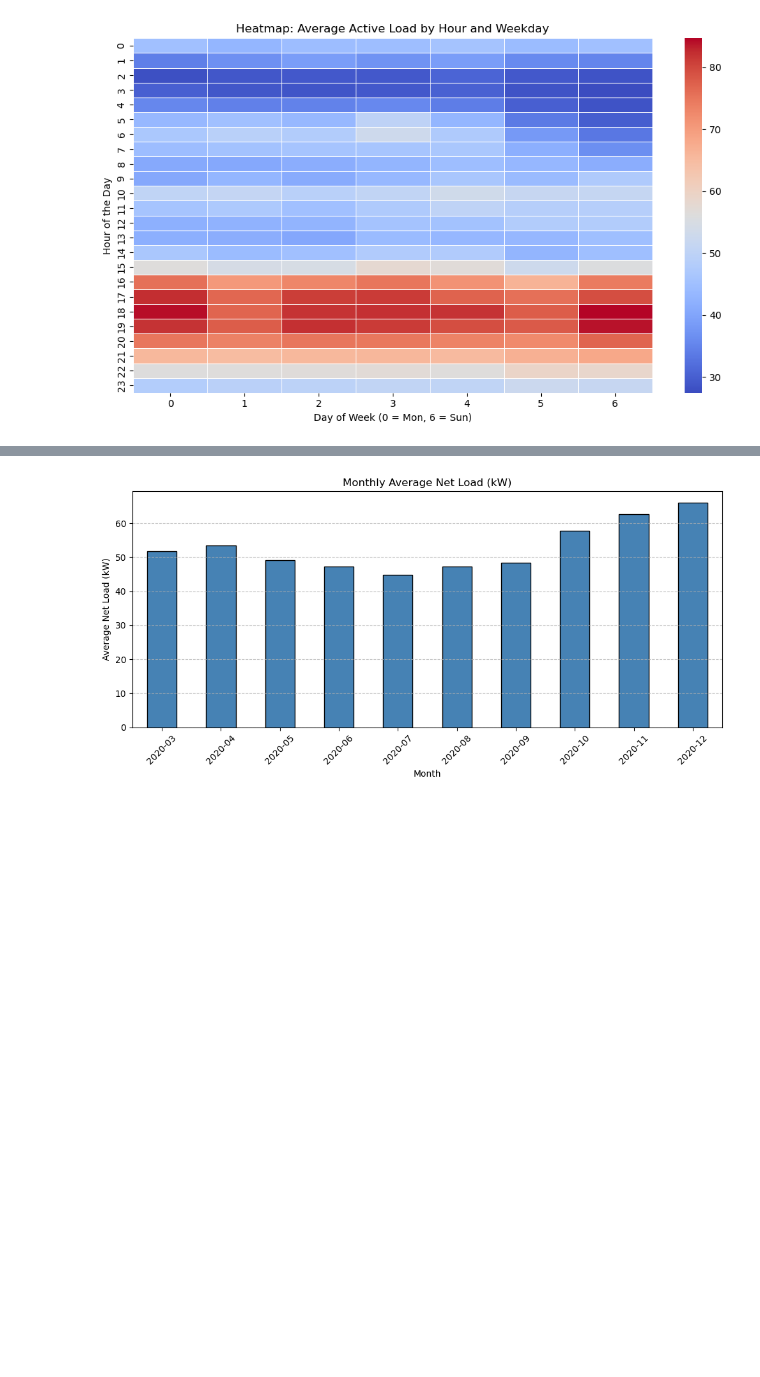
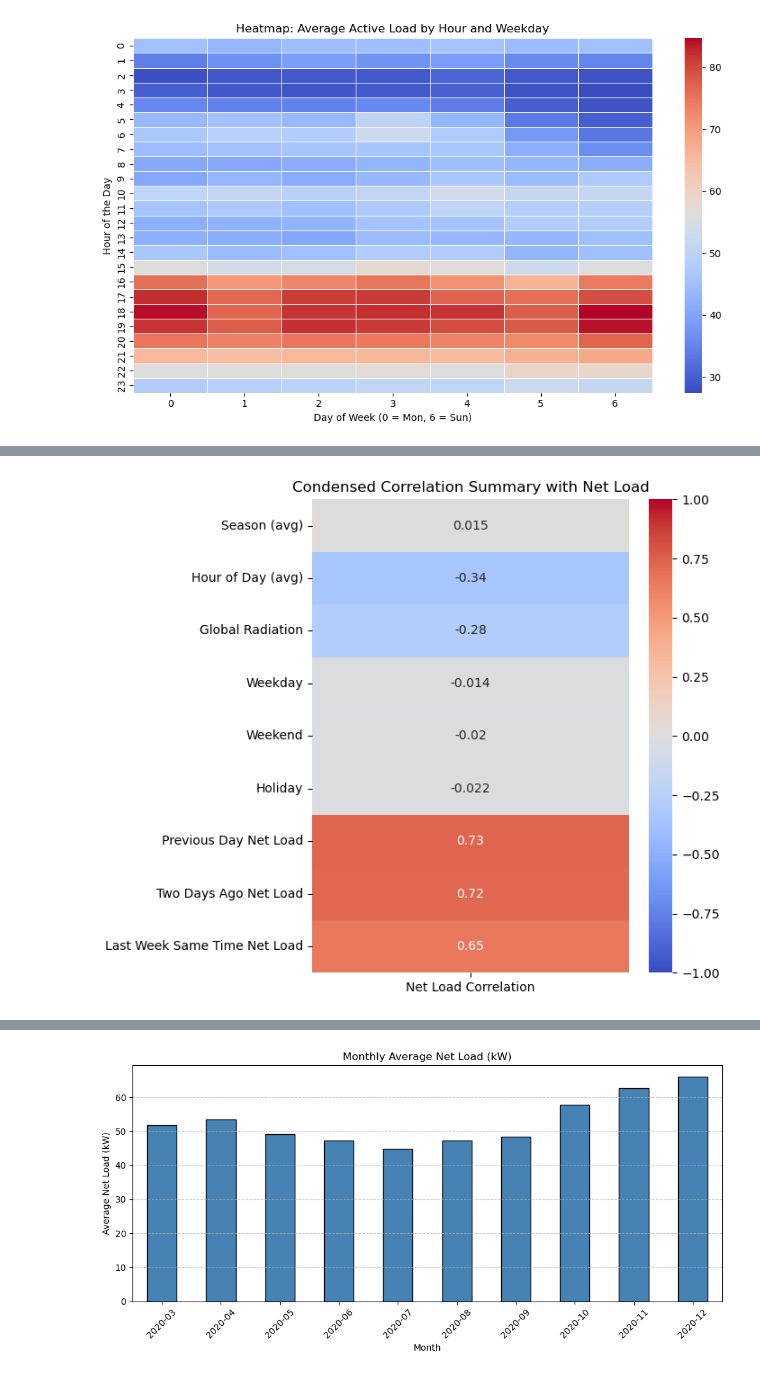
Before and after one commit to feizicodes/ml-netload-prediction, a Jupyter notebook: scr/EDA.ipynb, the cells around one changed output, grey strips where cells are left out. Drawn from its saved outputs; the diff is of its cells as text; code cells hidden in the pictures; blank space fills up the shorter version.

```diff
--- a/scr/EDA.ipynb
+++ b/scr/EDA.ipynb
@@ -536,0 +685,80 @@ plt.show()
+# %%
+import pandas as pd
+import matplotlib.pyplot as plt
+import seaborn as sns
+import numpy as np
+
+# Daten laden
+df = pd.read_csv("../data/eda_b4s_clean.csv")
+
+# Zeitbasierte Features berechnen
+df['Net Load (d-1)'] = df['Nettolast_P_kW'].shift(96)
+df['Net Load (d-2)'] = df['Nettolast_P_kW'].shift(192)
+df['Net Load (d-7)'] = df['Nettolast_P_kW'].shift(96 * 7)
+df['Net Load (t+96)'] = df['Nettolast_P_kW'].shift(-96)
+
+# Season-Spalte aus Zeit berechnen
+df['time'] = pd.to_datetime(df['time'])
+df['Season'] = df['time'].dt.month % 12 // 3 + 1
+
+# Spalten umbenennen für Klarheit
+df = df.rename(columns={
+    'feature_11': 'Global Radiation',
+    'hour': 'Hour of Day',
+    'weekday': 'Weekday',
+    'is_weekend': 'Weekend'
+})
+
+# Sinus-Cosinus-Transformation für Hour of Day (für ML)
+df['hour_sin'] = np.sin(2 * np.pi * df['Hour of Day'] / 24)
+df['hour_cos'] = np.cos(2 * np.pi * df['Hour of Day'] / 24)
+
+# One-Hot-Encoding für Season
+season_dummies = pd.get_dummies(df['Season'], prefix='Season')
+
+# Heatmap-Daten vorbereiten
+df_heatmap = df[[
+    'Net Load (t+96)', 'Global Radiation', 'Weekday', 'Weekend', 'Holiday',
+    'Net Load (d-1)', 'Net Load (d-2)', 'Net Load (d-7)',
+    'hour_sin', 'hour_cos'
+]].join(season_dummies).dropna()
+
+# Umbenennen für Klarheit
+df_heatmap = df_heatmap.rename(columns={
+    'Net Load (t+96)': 'Net Load',
+    'Net Load (d-1)': 'Previous Day Net Load',
+    'Net Load (d-2)': 'Two Days Ago Net Load',
+    'Net Load (d-7)': 'Last Week Same Time Net Load'
+})
+
+# Korrelationsmatrix berechnen
+corr = df_heatmap.corr()
+
+# Mittelwerte berechnen
+season_cols = [col for col in corr.columns if col.startswith('Season_')]
+season_corr_mean = corr.loc[season_cols, 'Net Load'].mean()
+hour_corr_mean = corr.loc[['hour_sin', 'hour_cos'], 'Net Load'].mean()
+
+# Kompakte Zusammenfassung erstellen
+summary_corr = pd.DataFrame({
+    'Net Load Correlation': {
+        'Season (avg)': season_corr_mean,
+        'Hour of Day (avg)': hour_corr_mean,
+        'Global Radiation': corr.loc['Global Radiation', 'Net Load'],
+        'Weekday': corr.loc['Weekday', 'Net Load'],
+        'Weekend': corr.loc['Weekend', 'Net Load'],
+        'Holiday': corr.loc['Holiday', 'Net Load'],
+        'Previous Day Net Load': corr.loc['Previous Day Net Load', 'Net Load'],
+        'Two Days Ago Net Load': corr.loc['Two Days Ago Net Load', 'Net Load'],
+        'Last Week Same Time Net Load': corr.loc['Last Week Same Time Net Load', 'Net Load']
+    }
+})
+
+# Heatmap anzeigen
+plt.figure(figsize=(7, 6))
+sns.heatmap(summary_corr, annot=True, cmap='coolwarm', vmin=-1, vmax=1)
+plt.title("Condensed Correlation Summary with Net Load")
+plt.tight_layout()
+plt.show()
+# %% [output]
+[figure, added]
```
Also changed, not shown: parts of 6 cells of this notebook, 2 other files.
